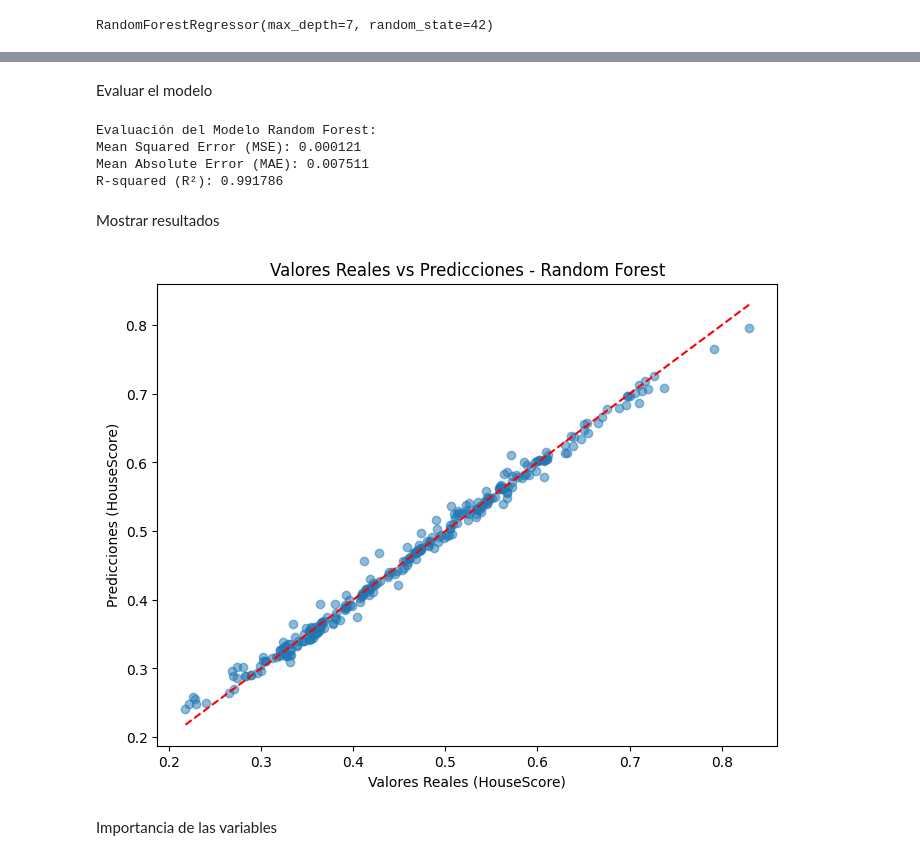
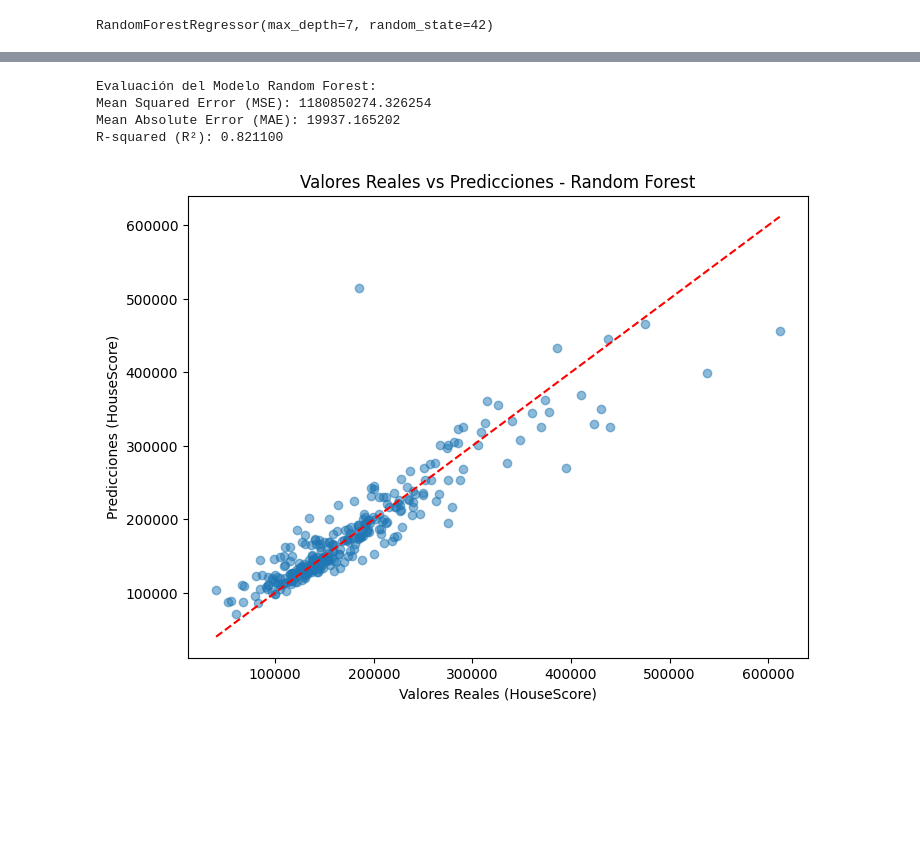
Before and after one commit to DiegoLinares11/Modelos-de-Regresion-Lineal, a Jupyter notebook: Entrega2/Arboles.ipynb, the cells around one changed output, grey strips where cells are left out. Cells and saved outputs as stored; diff of their text form; code cells hidden in the pictures; blank space fills up the shorter version.

```diff
--- a/Entrega2/Arboles.ipynb
+++ b/Entrega2/Arboles.ipynb
@@ -1310,5 +1384,11 @@ Inicializar y entrenar el modelo Random Forest
+# %%
+X_train = train_set_strat.drop(columns=['SalePrice'])
+Y_train = train_set_strat['SalePrice']
+
+X_test = test_set_strat.drop(columns=['SalePrice'])
+Y_test = test_set_strat['SalePrice']
 # %%
-rf_regressor = RandomForestRegressor(n_estimators=100, random_state=42, max_depth=7)
-rf_regressor.fit(X_train, y_train)
+rf_regressor = RandomForestRegressor(n_estimators=100, random_state = 42, max_depth = 7)
+rf_regressor.fit(X_train, Y_train)
 # %% [output]
 RandomForestRegressor(max_depth=7, random_state=42)
@@ -1317,4 +1395,2 @@ Predecir nuevo resultado
 # %%
-y_pred = rf_regressor.predict(X_test)
+Y_pred = rf_regressor.predict(X_test)
-# %% [markdown]
-Evaluar el modelo
@@ -1325,24 +1397,24 @@ r2 = r2_score(y_test, y_pred)
 # %%
+mse = mean_squared_error(Y_test, Y_pred)
+mae = mean_absolute_error(Y_test, Y_pred)
+r2 = r2_score(Y_test, Y_pred)
+
 print("Evaluación del Modelo Random Forest:")
 print(f"Mean Squared Error (MSE): {mse:.6f}")
 print(f"Mean Absolute Error (MAE): {mae:.6f}")
 print(f"R-squared (R²): {r2:.6f}")
 # %% [output]
 Evaluación del Modelo Random Forest:
-Mean Squared Error (MSE): 0.000121
-Mean Absolute Error (MAE): 0.007511
-R-squared (R²): 0.991786
+Mean Squared Error (MSE): 1180850274.326254
+Mean Absolute Error (MAE): 19937.165202
+R-squared (R²): 0.821100
-# %% [markdown]
-Mostrar resultados
 # %%
 plt.figure(figsize=(8, 6))
-plt.scatter(y_test, y_pred, alpha=0.5)
-plt.plot([min(y_test), max(y_test)], [min(y_test), max(y_test)], color='red', linestyle='--')  # Línea de referencia
+plt.scatter(Y_test, Y_pred, alpha=0.5)
+plt.plot([min(Y_test), max(Y_test)], [min(Y_test), max(Y_test)], color='red', linestyle='--')  # Línea de referencia
 plt.xlabel("Valores Reales (HouseScore)")
 plt.ylabel("Predicciones (HouseScore)")
 plt.title("Valores Reales vs Predicciones - Random Forest")
 plt.show()
 # %% [output]
-[figure, old version]
+[figure, new version]
-# %% [markdown]
-Importancia de las variables
```
Also changed, not shown: parts of 64 cells of this notebook.
